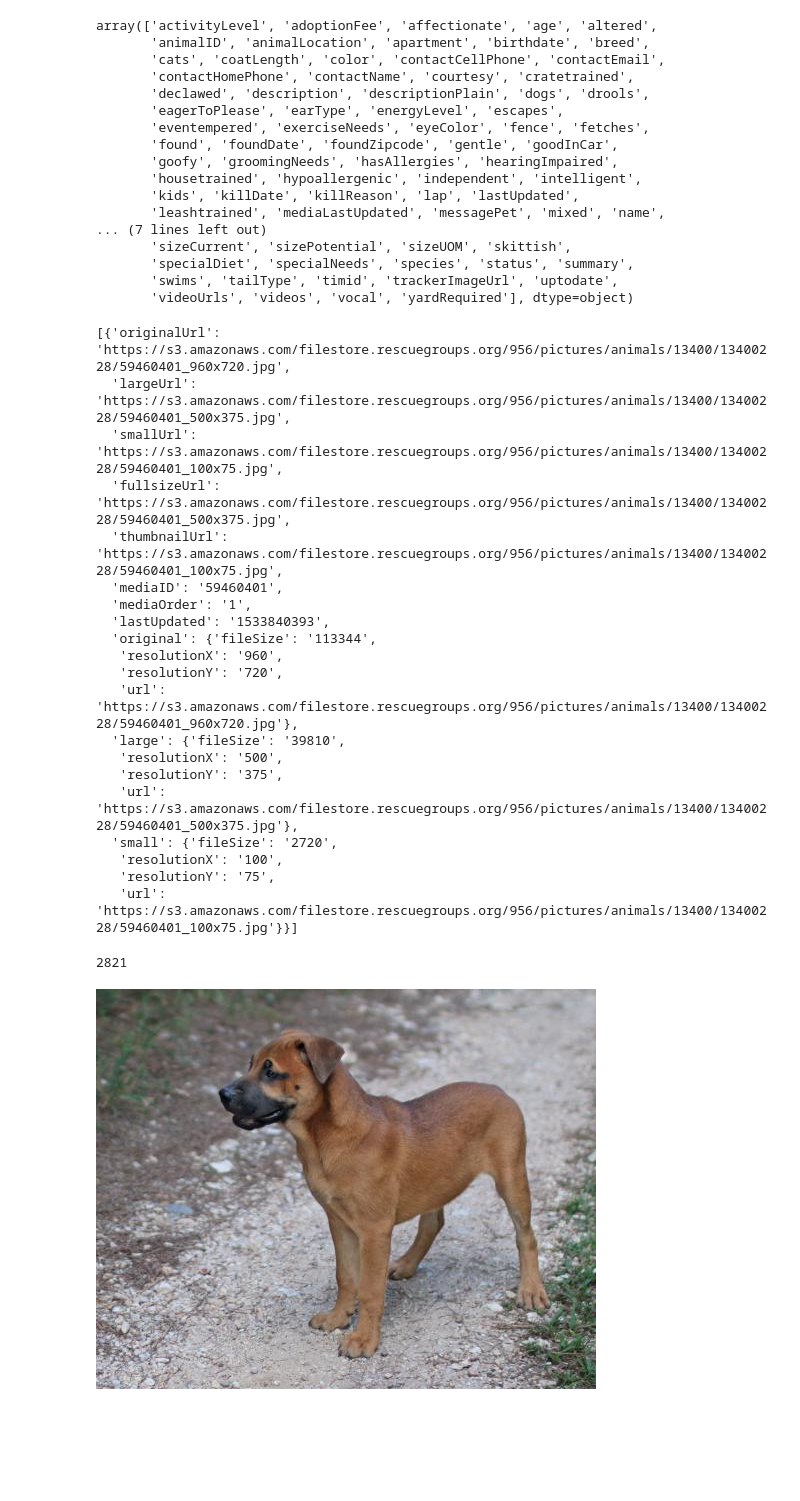
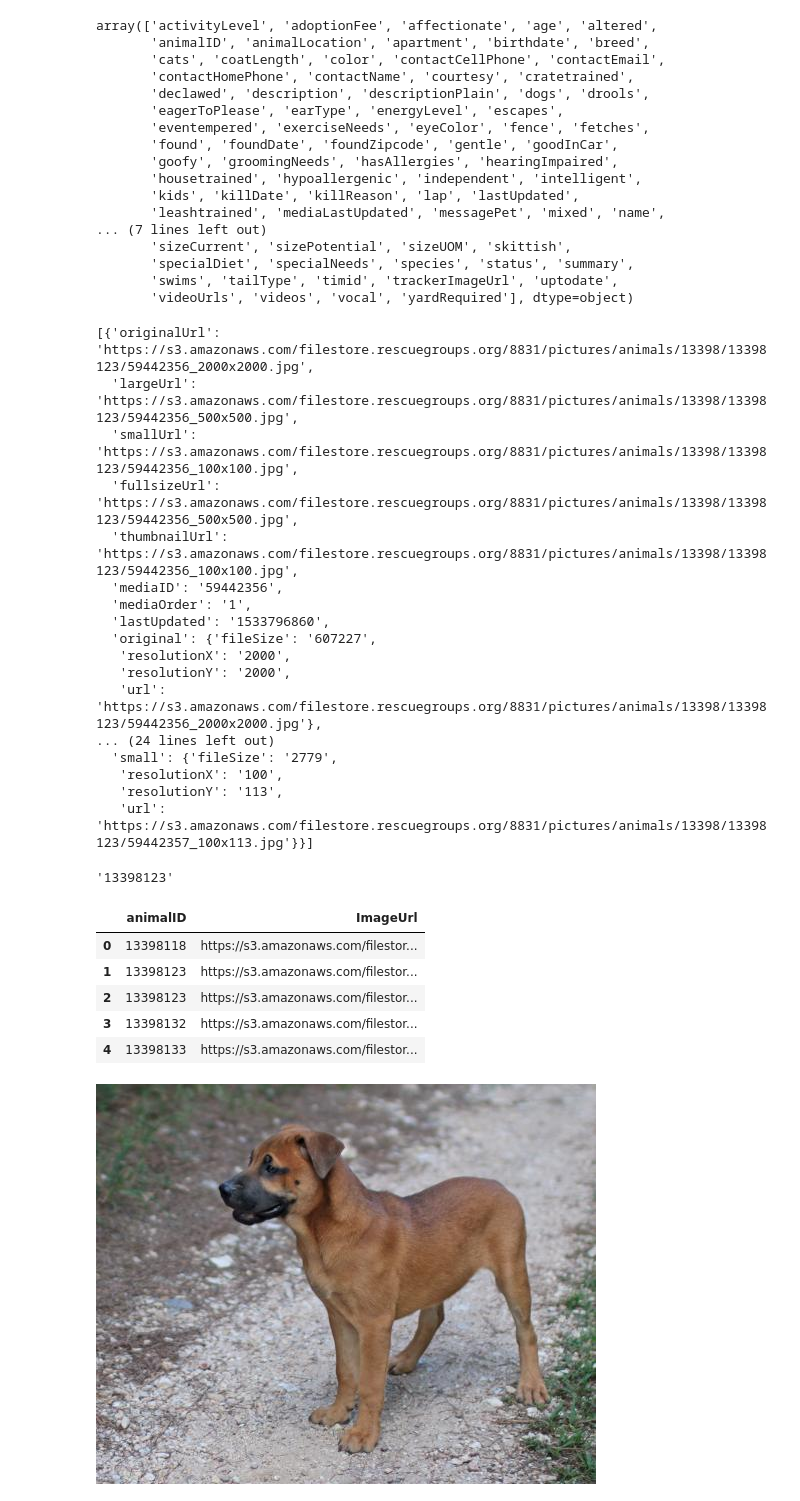
Before and after one commit to drunkONdata/fetch_dog_adoption, a Jupyter notebook: prelim_eda.ipynb, the cells around one changed output. Drawn from its saved outputs; the diff is of its cells as text; code cells hidden in the pictures; blank space fills up the shorter version.

```diff
--- a/prelim_eda.ipynb
+++ b/prelim_eda.ipynb
@@ -80,3 +105,10 @@ df = pd.read_json('data/h9DH7711_newpets_1.json', lines=True)
+# %%
+new_pets_df = pd.read_json('data/h9DH7711_newpets_1.json', lines=True)
+#pets1_df = pd.read_json('data/h9DH7711_pets_1.json', lines=True)
+#pets2_df = pd.read_json('data/h9DH7711_pets_2.json', lines=True)
+#pets3_df = pd.read_json('data/h9DH7711_pets_3.json', lines=True)
+#pets4_df = pd.read_json('data/h9DH7711_pets_4.json', lines=True)
+#pets5_df = pd.read_json('data/h9DH7711_pets_5.json', lines=True)
 # %%
 df.head(5)
 # %% [output]
@@ -131,26 +163,25 @@ array(['activityLevel', 'adoptionFee', 'affectionate', 'age', 'altered',
 #type(df.breed[10])
 #df.shape
 #df.eagerToPlease.unique()
-df.pictures[698]
-#df.animalID[27]
+#df.pictures[698]
+new_pets_df.pictures[1]
+#df.name[df.name == 'Atlas']
+#df.animalLocation[df.animalLocation =="90018"]
 # %% [output]
-[{'originalUrl': 'https://s3.amazonaws.com/filestore.rescuegroups.org/956/pictures/animals/13400/13400228/59460401_960x720.jpg',
-  'largeUrl': 'https://s3.amazonaws.com/filestore.rescuegroups.org/956/pictures/animals/13400/13400228/59460401_500x375.jpg',
-  'smallUrl': 'https://s3.amazonaws.com/filestore.rescuegroups.org/956/pictures/animals/13400/13400228/59460401_100x75.jpg',
-  'fullsizeUrl': 'https://s3.amazonaws.com/filestore.rescuegroups.org/956/pictures/animals/13400/13400228/59460401_500x375.jpg',
-  'thumbnailUrl': 'https://s3.amazonaws.com/filestore.rescuegroups.org/956/pictures/animals/13400/13400228/59460401_100x75.jpg',
-  'mediaID': '59460401',
+[{'originalUrl': 'https://s3.amazonaws.com/filestore.rescuegroups.org/8831/pictures/animals/13398/13398123/59442356_2000x2000.jpg',
+  'largeUrl': 'https://s3.amazonaws.com/filestore.rescuegroups.org/8831/pictures/animals/13398/13398123/59442356_500x500.jpg',
+  'smallUrl': 'https://s3.amazonaws.com/filestore.rescuegroups.org/8831/pictures/animals/13398/13398123/59442356_100x100.jpg',
+  'fullsizeUrl': 'https://s3.amazonaws.com/filestore.rescuegroups.org/8831/pictures/animals/13398/13398123/59442356_500x500.jpg',
+  'thumbnailUrl': 'https://s3.amazonaws.com/filestore.rescuegroups.org/8831/pictures/animals/13398/13398123/59442356_100x100.jpg',
+  'mediaID': '59442356',
   'mediaOrder': '1',
-  'lastUpdated': '1533840393',
-  'original': {'fileSize': '113344',
-   'resolutionX': '960',
-   'resolutionY': '720',
-   'url': 'https://s3.amazonaws.com/filestore.rescuegroups.org/956/pictures/animals/13400/13400228/59460401_960x720.jpg'},
-  'large': {'fileSize': '39810',
-   'resolutionX': '500',
-   'resolutionY': '375',
-   'url': 'https://s3.amazonaws.com/filestore.rescuegroups.org/956/pictures/animals/13400/13400228/59460401_500x375.jpg'},
-  'small': {'fileSize': '2720',
+  'lastUpdated': '1533796860',
+  'original': {'fileSize': '607227',
+   'resolutionX': '2000',
+   'resolutionY': '2000',
+   'url': 'https://s3.amazonaws.com/filestore.rescuegroups.org/8831/pictures/animals/13398/13398123/59442356_2000x2000.jpg'},
+... (24 lines left out)
+  'small': {'fileSize': '2779',
    'resolutionX': '100',
-   'resolutionY': '75',
-   'url': 'https://s3.amazonaws.com/filestore.rescuegroups.org/956/pictures/animals/13400/13400228/59460401_100x75.jpg'}}]
+   'resolutionY': '113',
+   'url': 'https://s3.amazonaws.com/filestore.rescuegroups.org/8831/pictures/animals/13398/13398123/59442357_100x113.jpg'}}]
@@ -159,13 +188,30 @@ a,b,c = extract_image_url(df.pictures)
+# %%
+url, petid = extract_image_url(new_pets_df.pictures)
 # %%
-len(a)
+#durka = pd.DataFrame(url,petid)
+
+durka = pd.DataFrame(
+    {'animalID': petid,
+     'ImageUrl': url
+    })
 #df.pictures dictionary of image links
 #choose 500x373 resolution
-
-
+#new_pets_df.animalID[1]
 #image = urllib.request.urlretrieve(b[120])
 #image
-# %% [output]
-2821
+# %%
+a[1].split('/')[-2]
+# %% [output]
+'13398123'
+# %%
+durka.head()
+# %% [output]
+|  | animalID | ImageUrl |
+| 0 | 13398118 | https://s3.amazonaws.com/filestor... |
+| 1 | 13398123 | https://s3.amazonaws.com/filestor... |
+| 2 | 13398123 | https://s3.amazonaws.com/filestor... |
+| 3 | 13398132 | https://s3.amazonaws.com/filestor... |
+| 4 | 13398133 | https://s3.amazonaws.com/filestor... |
 # %%
 Image(image_name)
 # %% [output]
```
Also changed, not shown: parts of 8 cells of this notebook, 4 other files.
